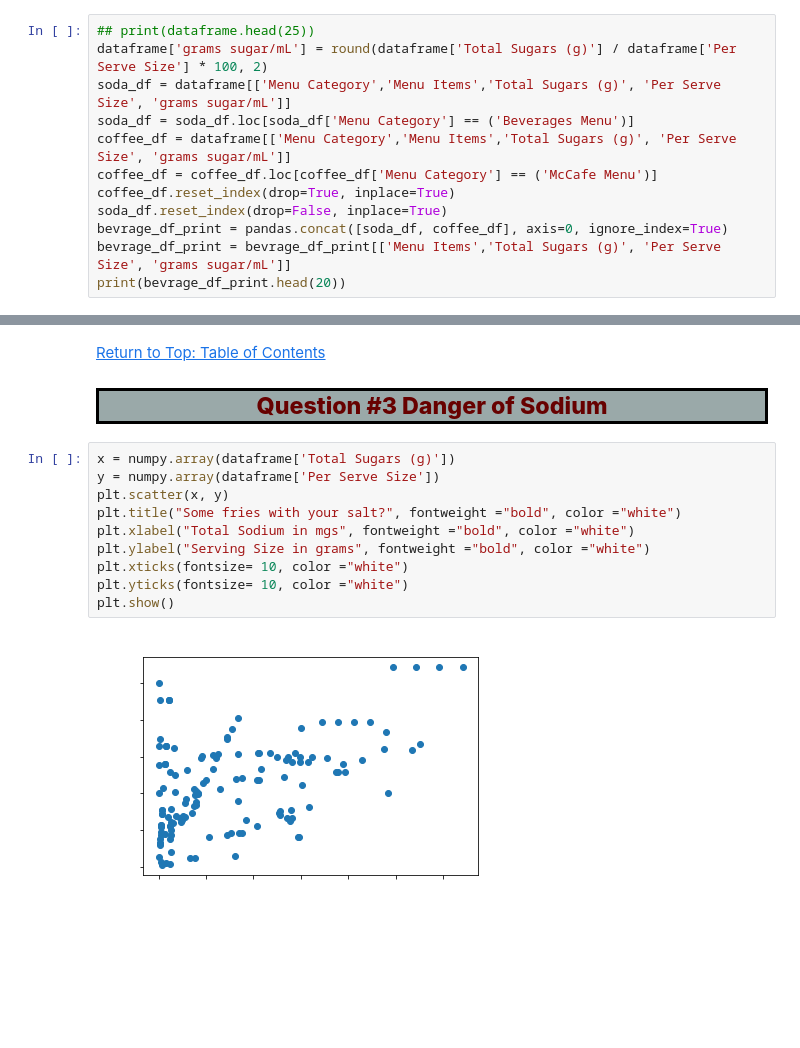
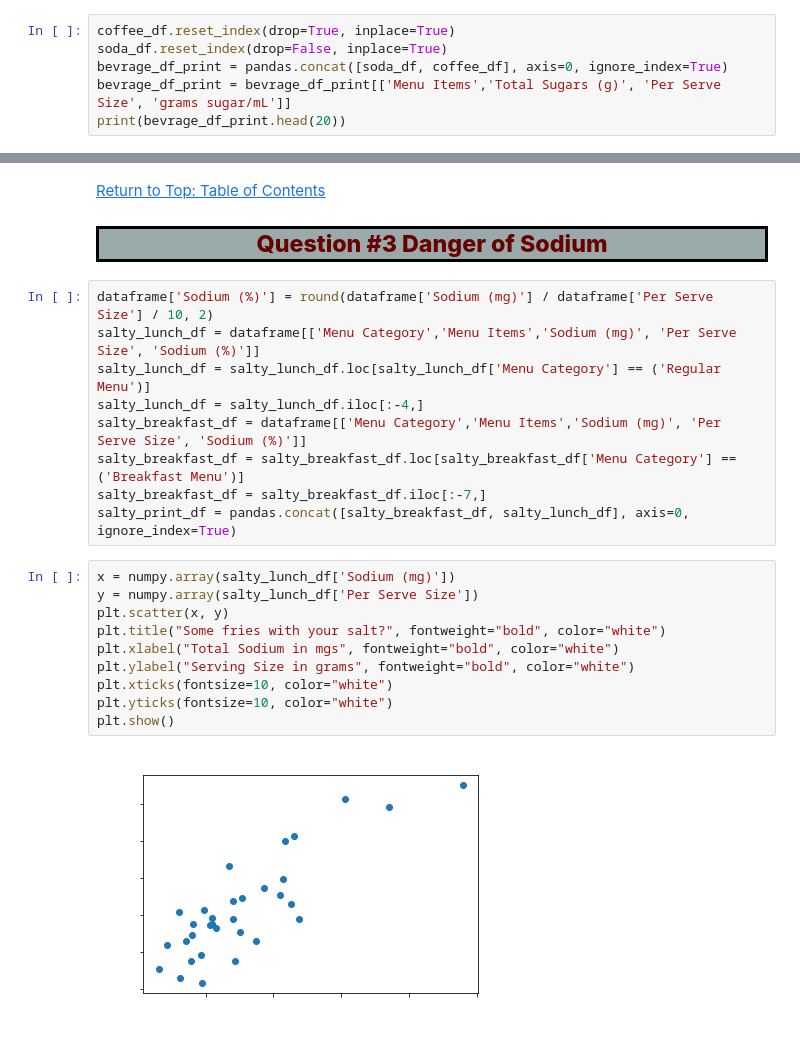
Before and after one commit to Frankenmiller/jupyter-final-data-project, a Jupyter notebook: final_python_project/notebook.ipynb, the cells around one changed output, grey strips where cells are left out. Drawn from its saved outputs; the diff is of its cells as text; blank space fills up the shorter version.

```diff
--- a/final_python_project/notebook.ipynb
+++ b/final_python_project/notebook.ipynb
@@ -200,10 +185,4 @@ plt.show()
 # %%
-## print(dataframe.head(25))
-dataframe['grams sugar/mL'] = round(dataframe['Total Sugars (g)'] / dataframe['Per Serve Size'] * 100, 2)
-soda_df = dataframe[['Menu Category','Menu Items','Total Sugars (g)', 'Per Serve Size', 'grams sugar/mL']]
-soda_df = soda_df.loc[soda_df['Menu Category'] == ('Beverages Menu')]
-coffee_df = dataframe[['Menu Category','Menu Items','Total Sugars (g)', 'Per Serve Size', 'grams sugar/mL']]
-coffee_df = coffee_df.loc[coffee_df['Menu Category'] == ('McCafe Menu')]
 coffee_df.reset_index(drop=True, inplace=True)
 soda_df.reset_index(drop=False, inplace=True)
 bevrage_df_print = pandas.concat([soda_df, coffee_df], axis=0, ignore_index=True)
@@ -288,15 +272,24 @@ print(fatty_df.head(44))
 [Return to Top: Table of Contents](#table_contents)
 <a class="anchor" id="section6"></a>
 <h2 style="color: #808080; background-color:#9aa9a9; text-align:center; border: 3px solid #000000"><span style="color:#670100; font-weight:800">Question #3 Danger of Sodium</span></h2>
+# %%
+dataframe['Sodium (%)'] = round(dataframe['Sodium (mg)'] / dataframe['Per Serve Size'] / 10, 2)
+salty_lunch_df = dataframe[['Menu Category','Menu Items','Sodium (mg)', 'Per Serve Size', 'Sodium (%)']]
+salty_lunch_df = salty_lunch_df.loc[salty_lunch_df['Menu Category'] == ('Regular Menu')]
+salty_lunch_df = salty_lunch_df.iloc[:-4,]
+salty_breakfast_df = dataframe[['Menu Category','Menu Items','Sodium (mg)', 'Per Serve Size', 'Sodium (%)']]
+salty_breakfast_df = salty_breakfast_df.loc[salty_breakfast_df['Menu Category'] == ('Breakfast Menu')]
+salty_breakfast_df = salty_breakfast_df.iloc[:-7,]
+salty_print_df = pandas.concat([salty_breakfast_df, salty_lunch_df], axis=0, ignore_index=True)
 # %%
-x = numpy.array(dataframe['Total Sugars (g)'])
-y = numpy.array(dataframe['Per Serve Size'])
+x = numpy.array(salty_lunch_df['Sodium (mg)'])
+y = numpy.array(salty_lunch_df['Per Serve Size'])
 plt.scatter(x, y)
-plt.title("Some fries with your salt?", fontweight ="bold", color ="white")
-plt.xlabel("Total Sodium in mgs", fontweight ="bold", color ="white")
-plt.ylabel("Serving Size in grams", fontweight ="bold", color ="white")
-plt.xticks(fontsize= 10, color ="white")
-plt.yticks(fontsize= 10, color ="white")
+plt.title("Some fries with your salt?", fontweight="bold", color="white")
+plt.xlabel("Total Sodium in mgs", fontweight="bold", color="white")
+plt.ylabel("Serving Size in grams", fontweight="bold", color="white")
+plt.xticks(fontsize=10, color="white")
+plt.yticks(fontsize=10, color="white")
 plt.show()
 # %% [output]
-[figure, old version]
+[figure, new version]
```
Also changed, not shown: parts of 12 cells of this notebook.
